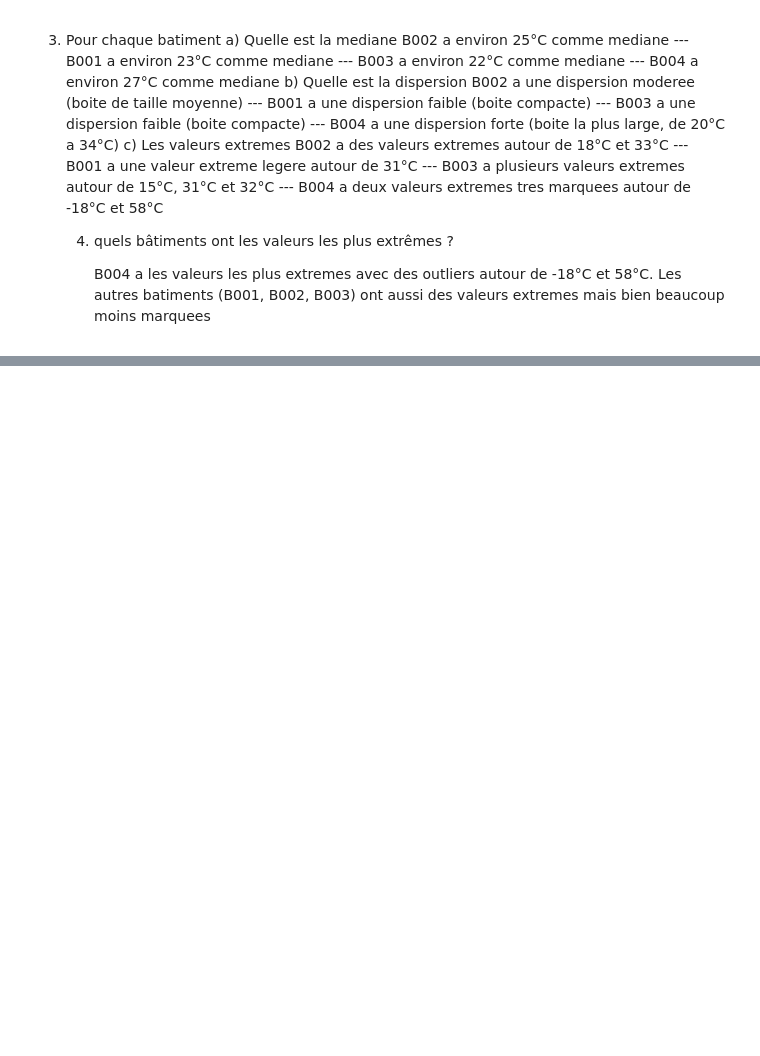
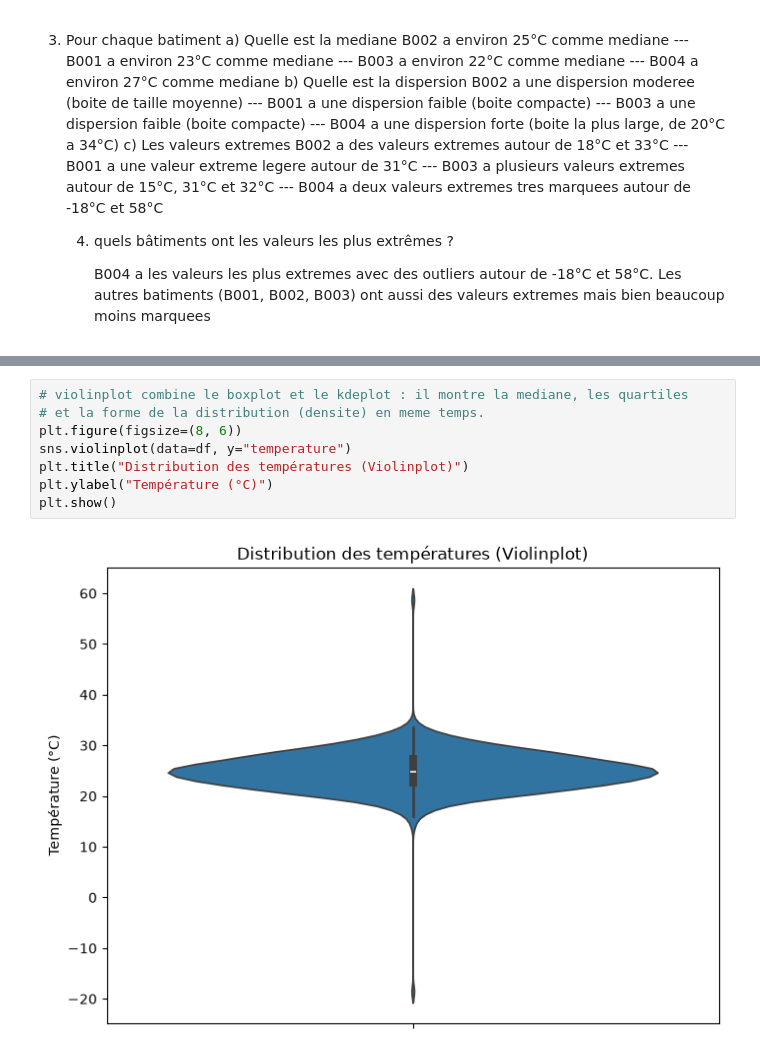
Before and after one commit to Atou-D10/atelier_seaborn_iot, a Jupyter notebook: notebooks/atelier_seaborn_iot.ipynb, the cells around one changed output, grey strips where cells are left out. Cells and saved outputs as stored; diff of their text form; blank space fills up the shorter version.

Commit message:
Partie 4 (1) : Affichage de la distribution des temperatures avec violinplot

```diff
--- a/notebooks/atelier_seaborn_iot.ipynb
+++ b/notebooks/atelier_seaborn_iot.ipynb
@@ -239,0 +244,10 @@ plt.show()
+# %%
+# violinplot combine le boxplot et le kdeplot : il montre la mediane, les quartiles
+# et la forme de la distribution (densite) en meme temps.
+plt.figure(figsize=(8, 6))
+sns.violinplot(data=df, y="temperature")
+plt.title("Distribution des températures (Violinplot)")
+plt.ylabel("Température (°C)")
+plt.show()
+# %% [output]
+[figure, added]
```
Also changed, not shown: parts of 1 cell of this notebook.
